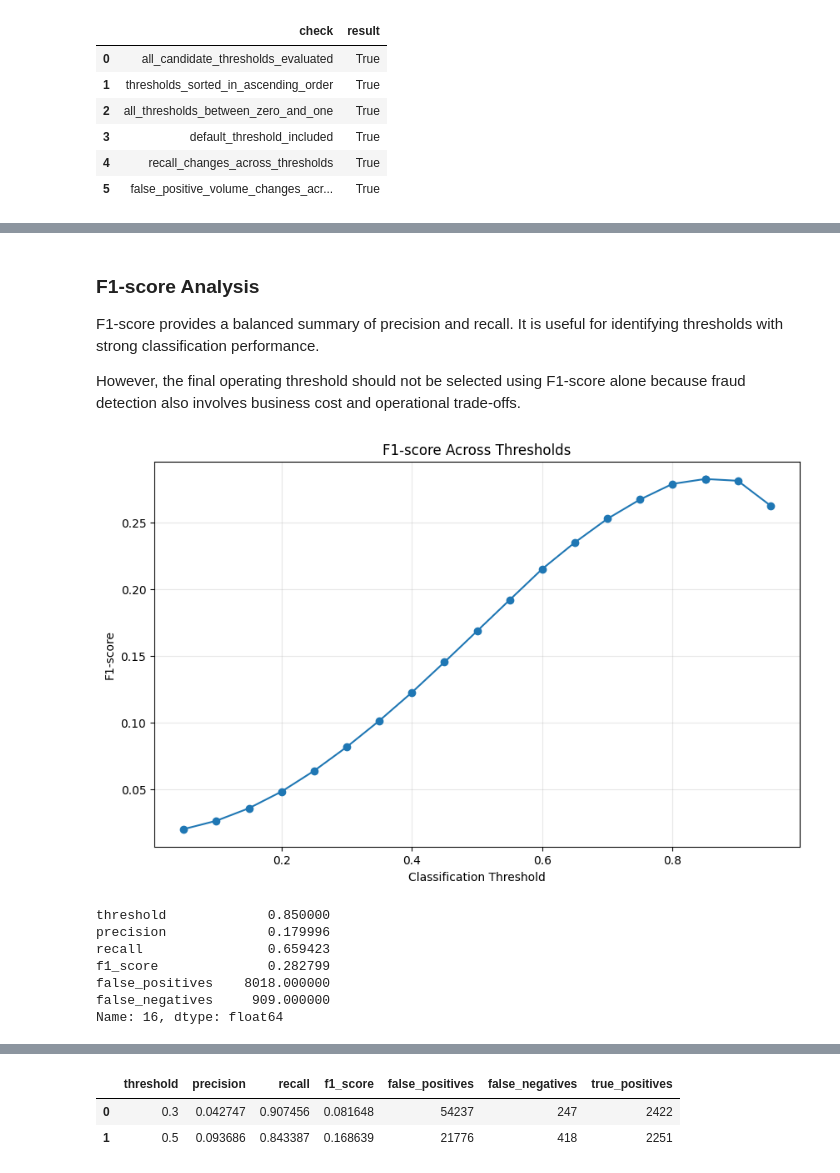
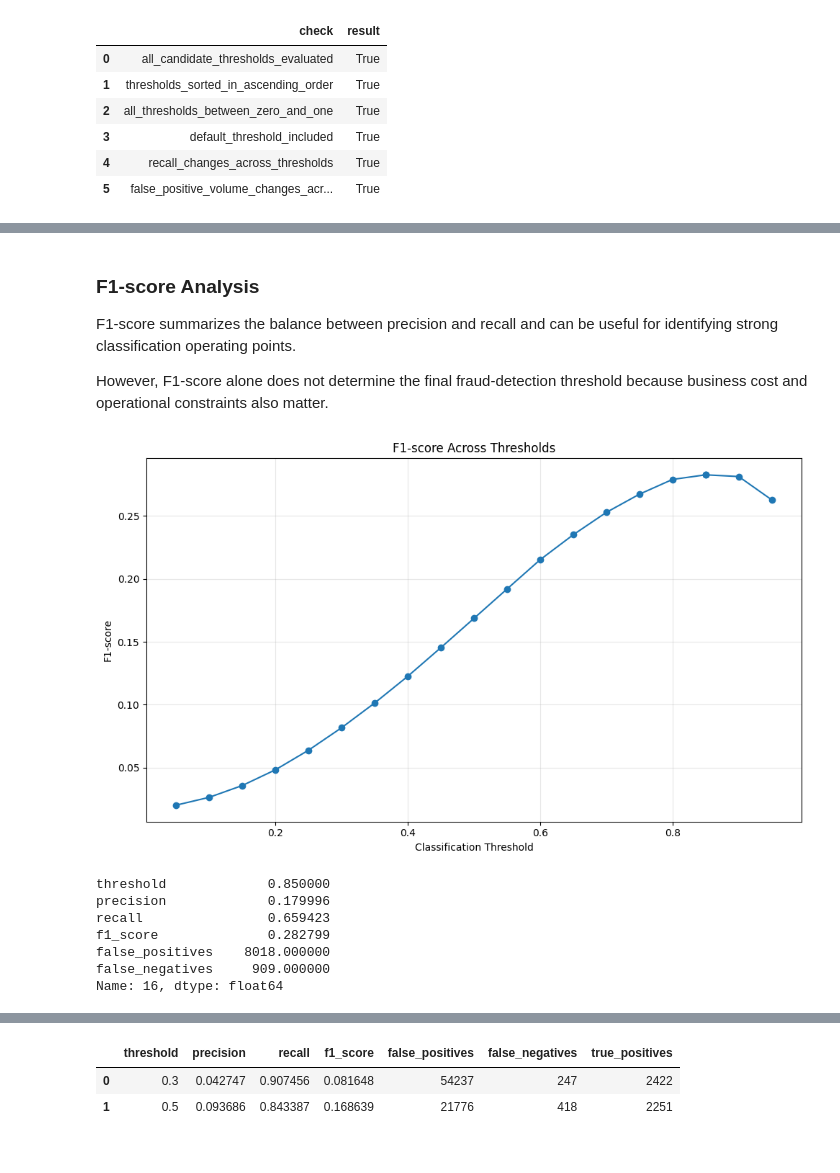
Before and after one commit to Swaransh-Mishra/fraud-risk-intelligence-platform, a Jupyter notebook: notebooks/02_model_development_and_evaluation.ipynb, the cells around one changed output, grey strips where cells are left out. Cells and saved outputs as stored; diff of their text form; code cells hidden in the pictures.

```diff
--- a/notebooks/02_model_development_and_evaluation.ipynb
+++ b/notebooks/02_model_development_and_evaluation.ipynb
@@ -391,11 +374,5 @@ Predictions are generated for the validation period as probabilities rather than
 # %%
-logistic_baseline.fit(
-    X_train,
-    y_train,
-)
+logistic_baseline.fit(X_train, y_train)
 
-print(
-    "Logistic Regression baseline "
-    "trained successfully."
-)
+print("Logistic Regression baseline trained.")
 # %% [output]
@@ -768,48 +714,48 @@ plt.show()
 # %% [markdown]
 ### F1-score Analysis
 
-F1-score provides a balanced summary of precision and recall. It is useful for identifying thresholds with strong classification performance.
+F1-score summarizes the balance between precision and recall and can be useful for identifying strong classification operating points.
 
-However, the final operating threshold should not be selected using F1-score alone because fraud detection also involves business cost and operational trade-offs.
+However, F1-score alone does not determine the final fraud-detection threshold because business cost and operational constraints also matter.
 # %%
 plt.figure(figsize=(10, 6))
 
 plt.plot(
     threshold_results_df["threshold"],
     threshold_results_df["f1_score"],
     marker="o",
 )
 
 best_f1_row = threshold_results_df.loc[
     threshold_results_df["f1_score"].idxmax()
 ]
 
 plt.scatter(
     best_f1_row["threshold"],
     best_f1_row["f1_score"],
 )
 
 plt.xlabel("Classification Threshold")
 plt.ylabel("F1-score")
-plt.title(
-    "F1-score Across Thresholds"
-)
+plt.title("F1-score Across Thresholds")
 plt.grid(alpha=0.3)
-
+plt.tight_layout()
 plt.show()
 
-best_f1_row[
-    [
-        "threshold",
-        "precision",
-        "recall",
-        "f1_score",
-        "false_positives",
-        "false_negatives",
+display(
+    best_f1_row[
+        [
+            "threshold",
+            "precision",
+            "recall",
+            "f1_score",
+            "false_positives",
+            "false_negatives",
+        ]
     ]
-]
+)
 # %% [output]
-[figure, old version]
+[figure, new version]
 threshold             0.850000
 precision             0.179996
 recall                0.659423
```
Also changed, not shown: parts of 220 cells of this notebook, 41 other files.
